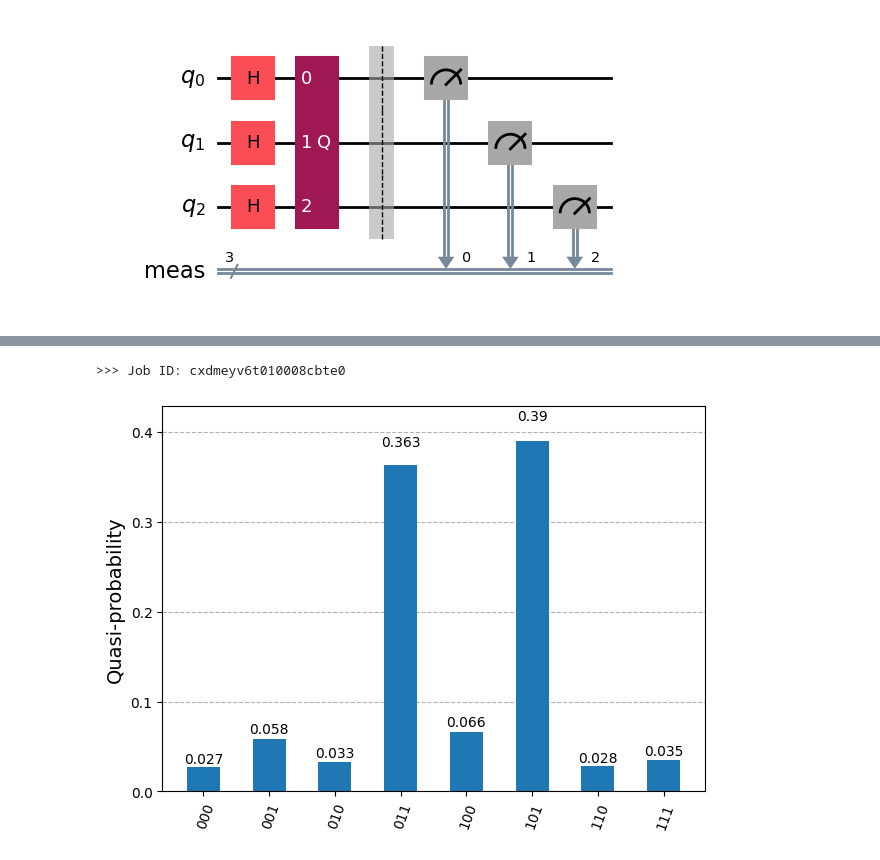
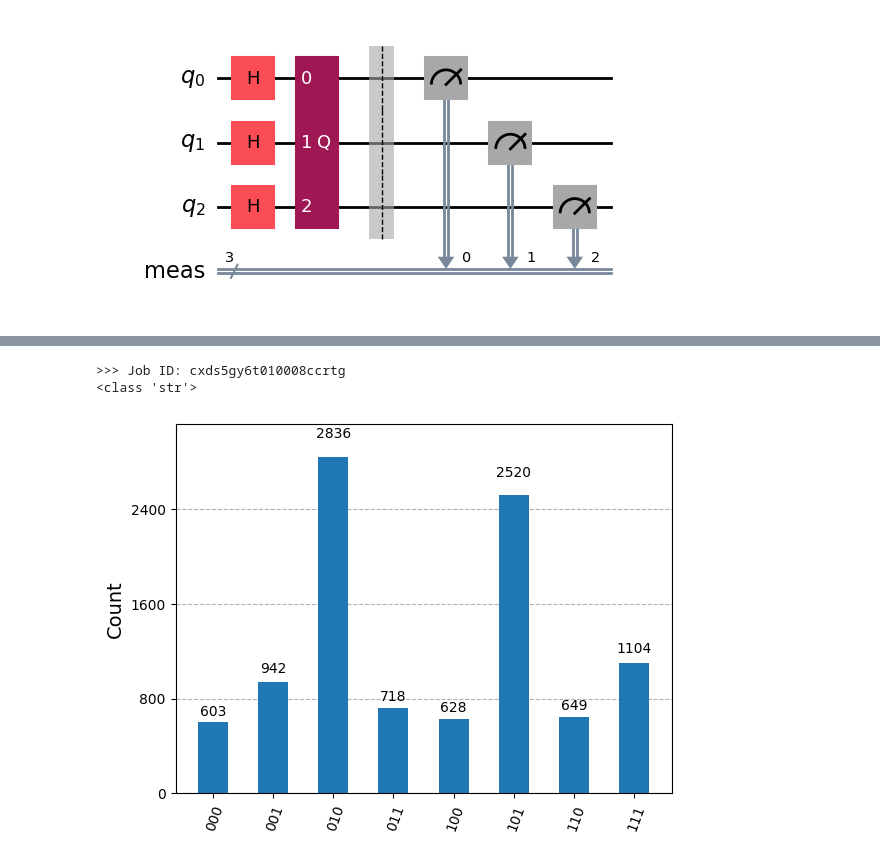
Before and after one commit to luisedseijas/Quantum_computing, a Jupyter notebook: Class_03/03_02.ipynb, the cells around one changed output, grey strips where cells are left out. Drawn from its saved outputs; the diff is of its cells as text; code cells hidden in the pictures.

```diff
--- a/Class_03/03_02.ipynb
+++ b/Class_03/03_02.ipynb
@@ -133,7 +130,7 @@ En este ejemplo, marcaremos dos estados computacionales entre los ocho disponibl
 
 Este enfoque nos permite personalizar el algoritmo de Grover para resolver problemas concretos dentro de un espacio computacional limitado.
 # %%
-marked_states = ["011", "101"]
+marked_states = ["010", "101"]
 
 oracle = grover_oracle(marked_states)
 oracle.draw(output="mpl", style="iqp")
@@ -202,6 +226,6 @@ plot_distribution(counts)
 # %%
 target = backend.target
-pm = generate_preset_pass_manager(target=target, optimization_level=3)
+pm = generate_preset_pass_manager(target=target, optimization_level=1)
 
 circuit_isa = pm.run(qc)
 circuit_isa.draw(output="mpl", idle_wires=False, style="iqp")
@@ -212,22 +236,24 @@ sampler = Sampler(mode=backend)
 sampler.options.default_shots = 10_000
 job = sampler.run([circuit_isa])
 # Recuperar los resultados
+id = job.job_id()
 print(f">>> Job ID: {job.job_id()}")
 # %% [output]
->>> Job ID: cxdmeyv6t010008cbte0
+>>> Job ID: cxds5gy6t010008ccrtg
+<class 'str'>
 # %%
 from qiskit_ibm_runtime import QiskitRuntimeService
 
 service = QiskitRuntimeService(
     channel='ibm_quantum',
     instance='ibm-q/open/main',
-    token='******'
+    token='bd0b91e744904acd322a103a75e6803c5f96e228ae5958b369339a1e86cf2cf3bfd75065de732a7dc9290665dd3aac53d1ed79f5f3c958b0cd8ecd43006750be'
 )
-job = service.job('cxdmeyv6t010008cbte0')
+job = service.job(id)
 job_result = job.result()
 
 
 pub_result = job_result[0].data.meas.get_counts()
-plot_distribution(pub_result)
+plot_histogram(pub_result)
 # %% [output]
-[figure, old version]
+[figure, new version]
```
Also changed, not shown: parts of 9 cells of this notebook.
